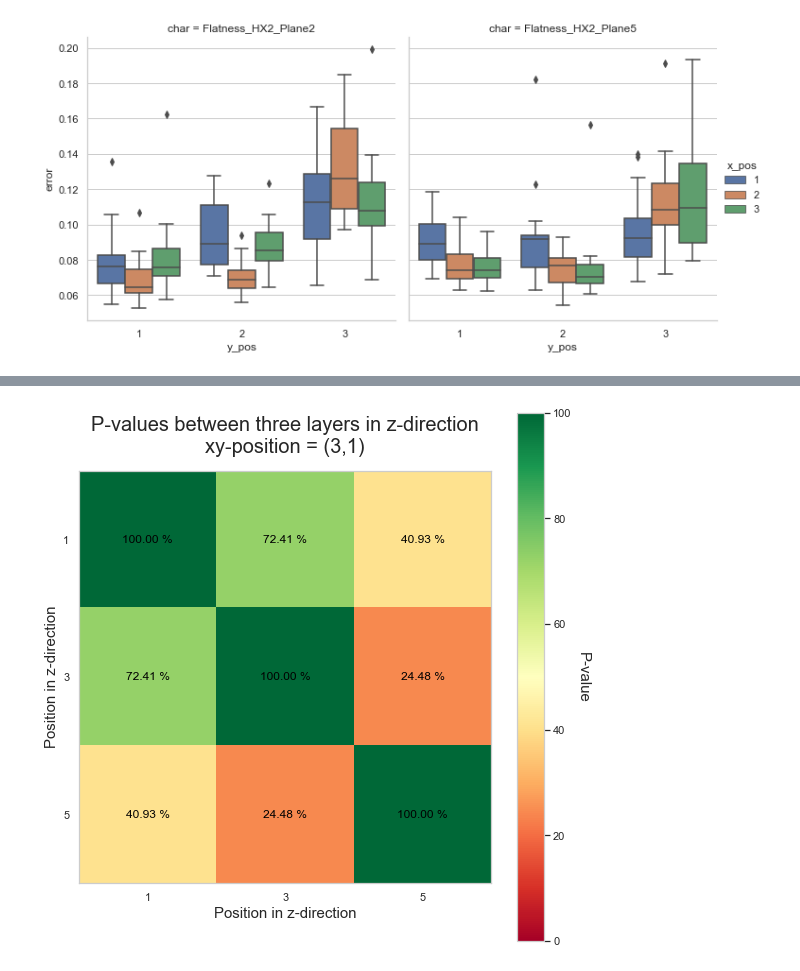
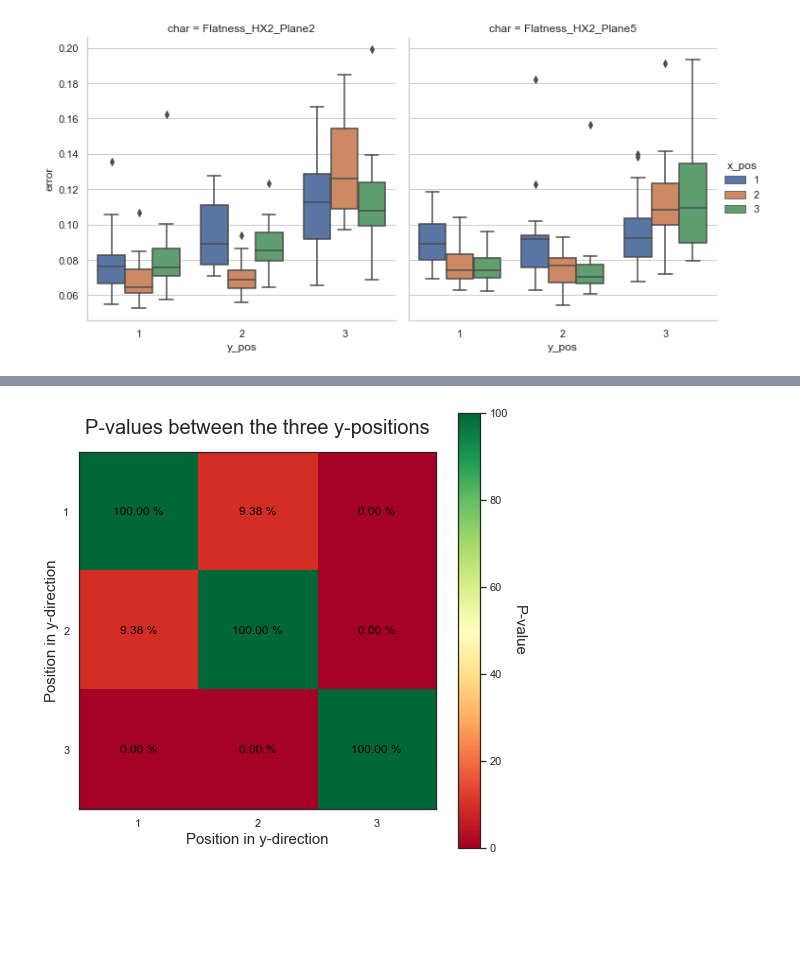
Before and after one commit to TheThorb/Leirmo_Exp1_Publication1, a Jupyter notebook: xy_variations.ipynb, the cells around one changed output, grey strips where cells are left out. Drawn from its saved outputs; the diff is of its cells as text; code cells hidden in the pictures; blank space fills up the shorter version.

Commit message:
Heatmap for x- and y-p-values
Completed heatmaps showing the p-values among the different positions in the xy-plane.

```diff
--- a/xy_variations.ipynb
+++ b/xy_variations.ipynb
@@ -267,73 +395,38 @@ func.my_t_test(df, 'x_pos')
 # %%
 """
-Conduct T-test between all combinations of x-positions.
+Conduct T-test between all combinations of y-positions.
 
-Only consider the planes 2 and 5 of HX2 because they are vertical for all orientations.
+Only consider planes 2 and 5 of HX2 because they are vertical for all orientations.
 
 """
 
 ## Retrieve and format data
 # List of characteristics
 chars = ['Flatness_HX2_Plane2', 'Flatness_HX2_Plane5']
 
 # Retrieve the characteristics from the dictionary
-df = func.df_from_dict(chars, char_dict)
-
-# Concatenate dataframes
-df = pd.concat(df)
-
-# Isolate the position of the specimen
-df = df[(df['x_pos'] == 3) & (df['y_pos'] == 1) & (df['angle'] == -90)]
+df = pd.concat(char_dict[chars[i]] for i in range(len(chars)))
 
 # Extract columns of interest
-df = df[['error', 'z_pos']]
+df = df[['error', 'y_pos']]
 
 # Conuct T-test and store P-values
-df_p_vals = func.get_p_vals(df)
+df_p_vals = func.get_p_vals(df, 'y_pos')
 
-# Replace NA-values with ones and multiply show percent
-df_p_vals.fillna(1, inplace=True)
-df_p_vals = df_p_vals.applymap(lambda x: x*100)
+# Create figure
+fig, ax = plt.subplots(figsize=(8, 8))
 
-# Set labels for all ticks
-x_labels = df_p_vals.columns
-y_labels = df_p_vals.index
-
-# Set colormap-palette
-cmap = "RdYlGn"
-
-# Initialize figure
-fig, ax = plt.subplots(figsize=(8, 8))
-im = ax.imshow(df_p_vals, cmap=cmap, vmin=0, vmax=100)
-ax.grid(False)
-
-# Create colorbar
-cbar = ax.figure.colorbar(im, ax=ax)
-cbar.ax.set_ylabel("P-value", rotation=-90, va="bottom", fontsize=15)
-
-# Show all ticks
-ax.set_xticks(np.arange(len(x_labels)))
-ax.set_yticks(np.arange(len(y_labels)))
-
-# Label ticks according to table
-ax.set_xticklabels(x_labels)
-ax.set_yticklabels(y_labels)
+# Get heatmap
+ax = myplt.p_val_heat_map(ax, df_p_vals)
 
 # Label the axes
-ax.set_xlabel('Position in z-direction', fontsize=15)
-ax.set_ylabel('Position in z-direction', fontsize=15)
+ax.set_xlabel('Position in y-direction', fontsize=15)
+ax.set_ylabel('Position in y-direction', fontsize=15)
 
 # Give title for plot
-ax.set_title('P-values between three layers in z-direction\n'+\
-            'xy-position = (3,1)', fontsize=20, pad=18)
+ax.set_title('P-values between the three y-positions', fontsize=20, pad=18)
 
-# Loop over data dimensions and create text annotations.
-for i in range(len(x_labels)):
-    for j in range(len(y_labels)):
-        ax.text(j, i, "{:.2f} %".format(df_p_vals.iloc[i,j]),
-               ha="center", va="center", color="black")
-
-fig.tight_layout()
+# Show plot
 plt.show()
 # %% [output]
-[figure, old version]
+[figure, new version]
```
Also changed, not shown: parts of 10 cells of this notebook.
